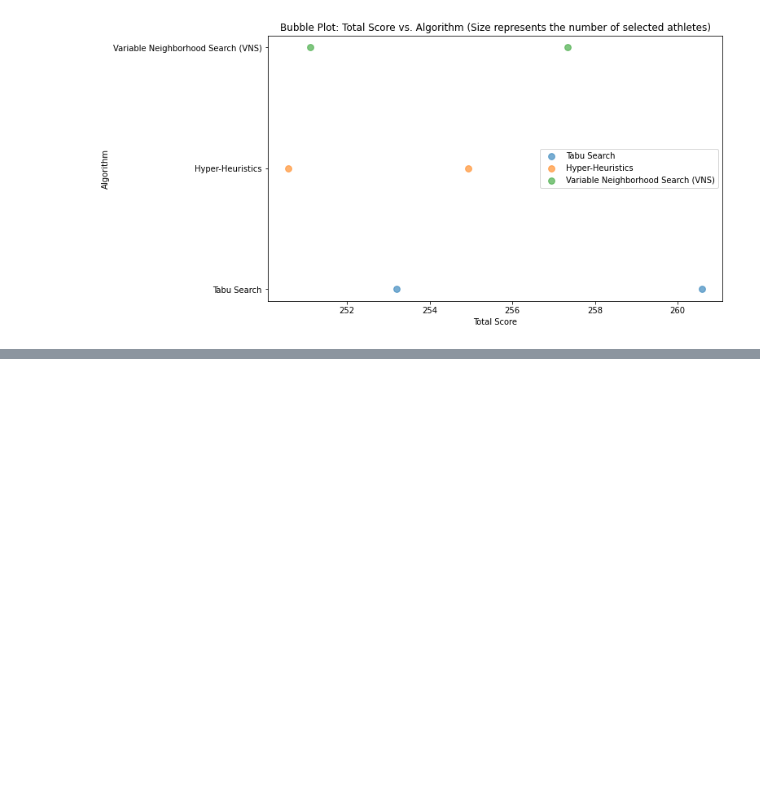
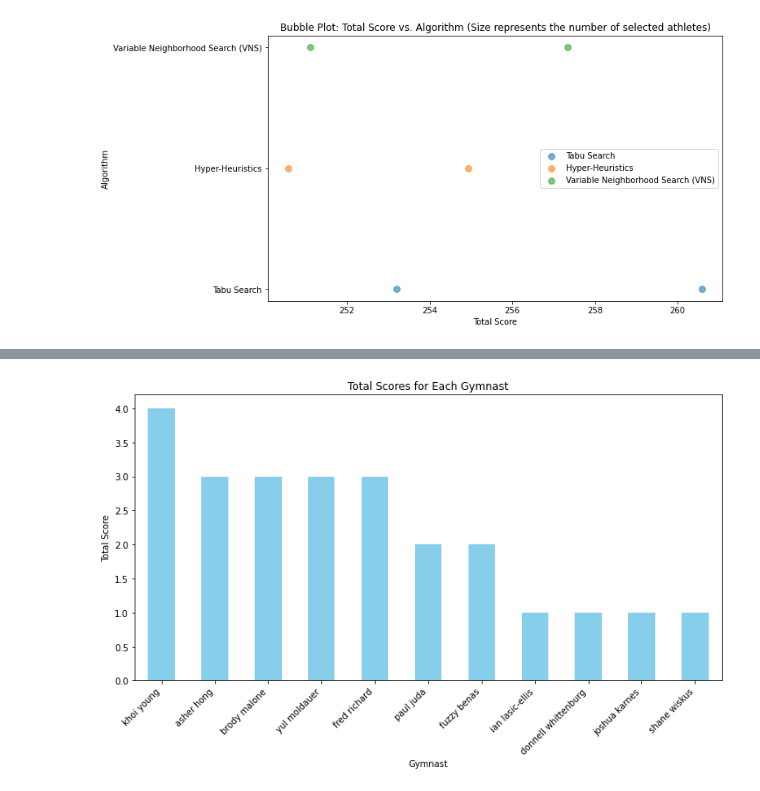
Before and after one commit to RyanTal/Data_Mining, a Jupyter notebook: Results/Men Team Models Review.ipynb, the cells around one changed output, grey strips where cells are left out. Cells and saved outputs as stored; diff of their text form; code cells hidden in the pictures; blank space fills up the shorter version.

```diff
--- a/Results/Men Team Models Review.ipynb
+++ b/Results/Men Team Models Review.ipynb
@@ -241,0 +414,15 @@ plt.show()
+# %%
+import matplotlib.pyplot as plt
+
+# Assuming df is your DataFrame
+
+# Plot the bar chart for the 'Sum' column
+plt.figure(figsize=(12, 6))
+df.set_index('index')['Sum'].plot(kind='bar', color='skyblue')
+plt.xlabel('Gymnast')
+plt.ylabel('Total Score')
+plt.title('Total Scores for Each Gymnast')
+plt.xticks(rotation=45, ha='right')
+plt.show()
+# %% [output]
+[figure, added]
```
Also changed, not shown: parts of 13 cells of this notebook, 14 other files.
